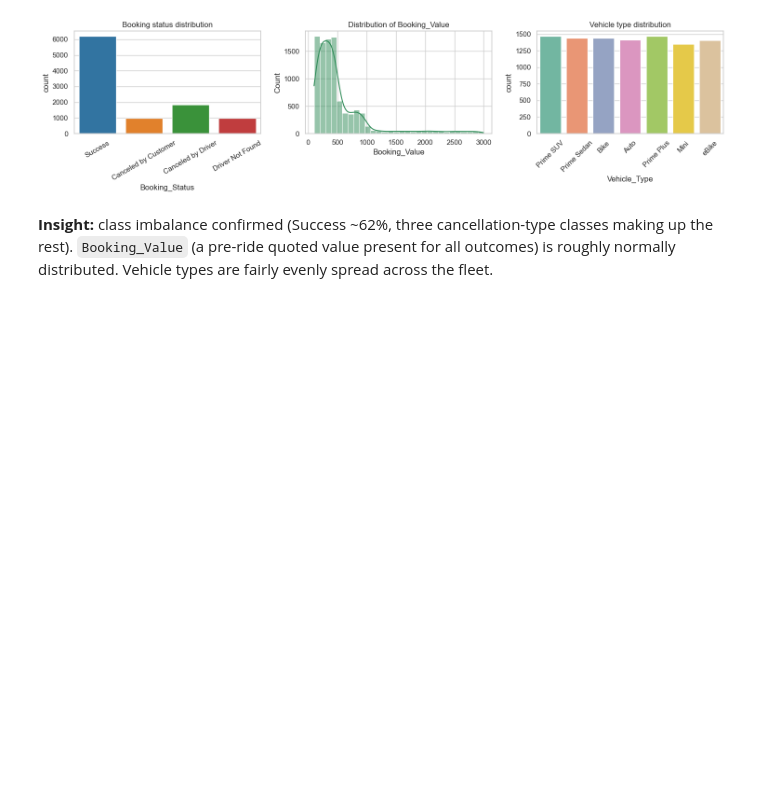
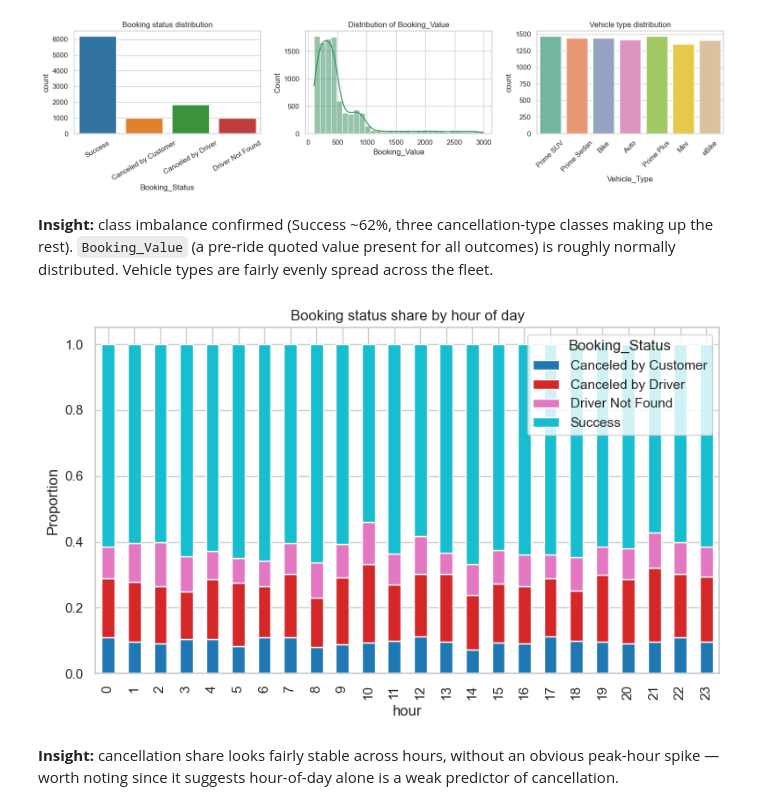
Before and after one commit to Pranava-M/ML_Capstone_Gig_Workers, a Jupyter notebook: classification.ipynb, the cells around one changed output. Drawn from its saved outputs; the diff is of its cells as text; code cells hidden in the pictures; blank space fills up the shorter version.

Commit message:
Added the booking status share by hour of day

```diff
--- a/classification.ipynb
+++ b/classification.ipynb
@@ -77,3 +77,15 @@ plt.show()
 [figure]
 # %% [markdown]
 **Insight:** class imbalance confirmed (Success ~62%, three cancellation-type classes making up the rest). `Booking_Value` (a pre-ride quoted value present for all outcomes) is roughly normally distributed. Vehicle types are fairly evenly spread across the fleet.
+# %%
+fig, ax = plt.subplots(figsize=(8, 5))
+status_by_hour = pd.crosstab(clf_raw['hour'], clf_raw['Booking_Status'], normalize='index')
+status_by_hour.plot(kind='bar', stacked=True, colormap='tab10', ax=ax)
+ax.set_title('Booking status share by hour of day')
+ax.set_ylabel('Proportion')
+plt.tight_layout()
+plt.show()
+# %% [output]
+[figure, added]
+# %% [markdown]
+**Insight:** cancellation share looks fairly stable across hours, without an obvious peak-hour spike — worth noting since it suggests hour-of-day alone is a weak predictor of cancellation.
```
